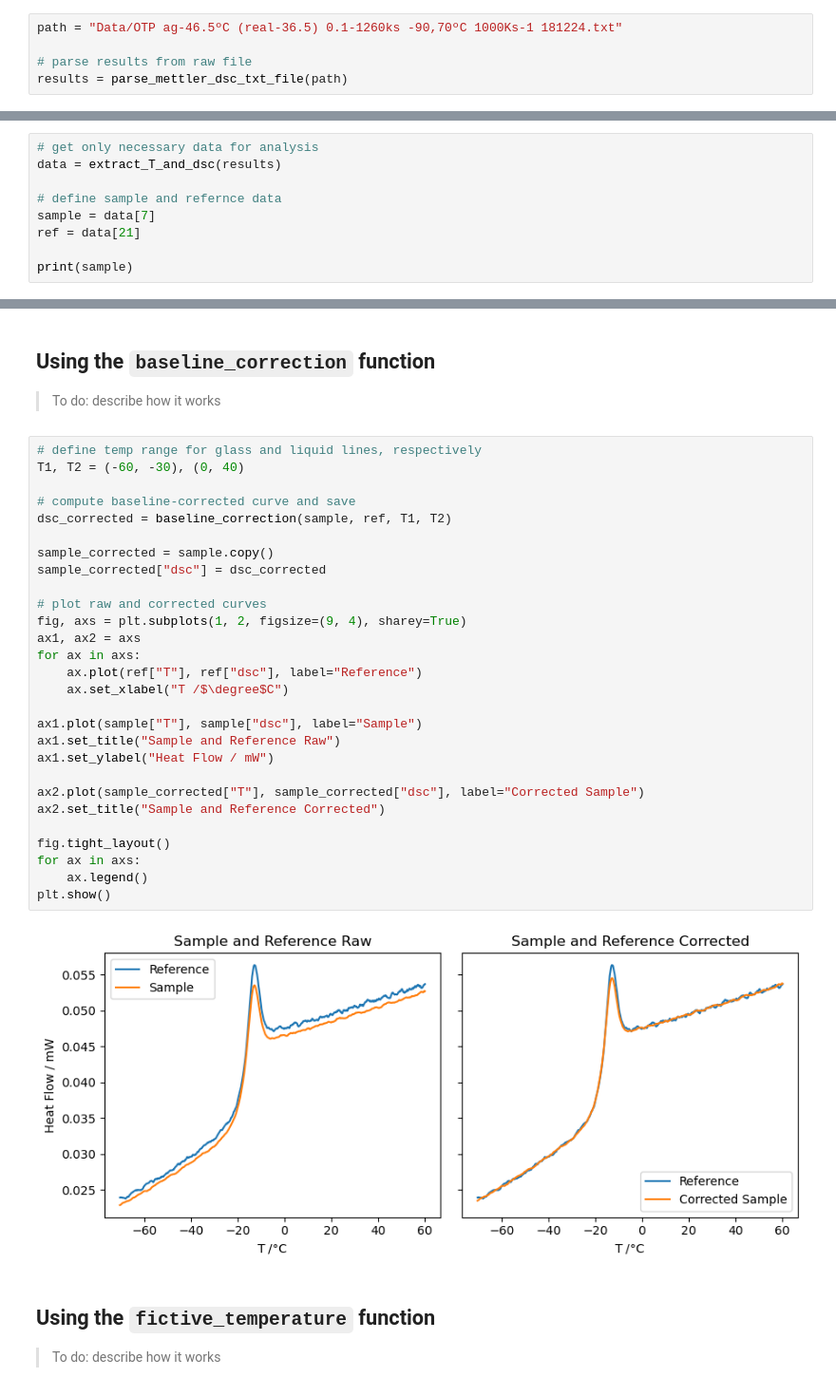
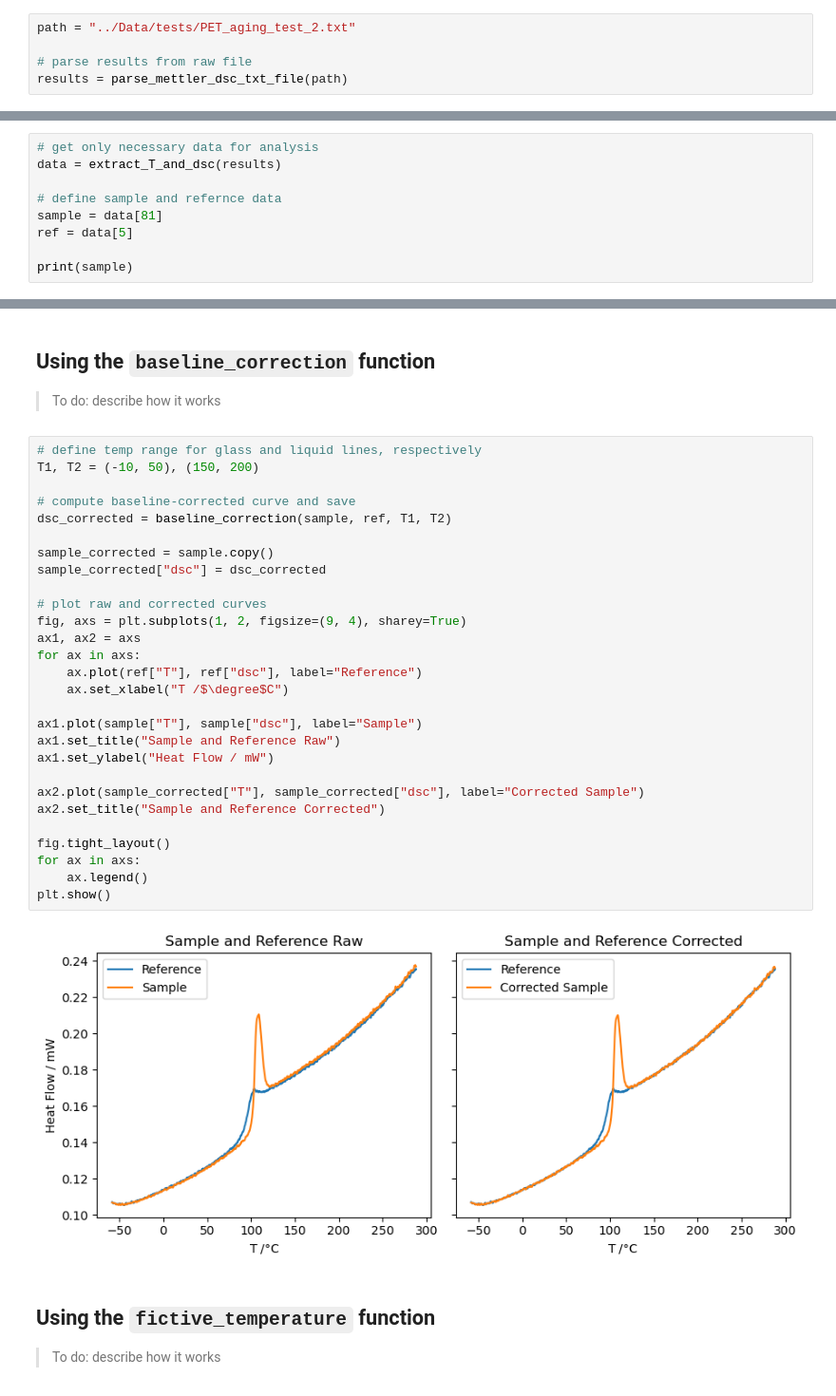
Before and after one commit to carlsoncalvin/FictiveTemperatureAnalysis, a Jupyter notebook: notebooks/Tf_functions_example.ipynb, the cells around one changed output, grey strips where cells are left out. Shown at 95% size. Cells and saved outputs as stored; diff of their text form.

```diff
--- a/notebooks/Tf_functions_example.ipynb
+++ b/notebooks/Tf_functions_example.ipynb
@@ -14,5 +21,5 @@ from fictive_temp_functions import baseline_correction, fictive_temperature
 # %%
-path = "Data/OTP ag-46.5ºC (real-36.5) 0.1-1260ks -90,70ºC 1000Ks-1 181224.txt"
+path = "../Data/tests/PET_aging_test_2.txt"
 
 # parse results from raw file
 results = parse_mettler_dsc_txt_file(path)
@@ -25,8 +32,8 @@ The `baseline_correction` and `fictive_temperature` functions expect individual
 data = extract_T_and_dsc(results)
 
 # define sample and refernce data
-sample = data[7]
-ref = data[21]
+sample = data[81]
+ref = data[5]
 
 print(sample)
 # %% [output]
@@ -39,34 +46,34 @@ print(sample)
 > To do: describe how it works
 # %%
 # define temp range for glass and liquid lines, respectively
-T1, T2 = (-60, -30), (0, 40)
+T1, T2 = (-10, 50), (150, 200)
 
 # compute baseline-corrected curve and save
 dsc_corrected = baseline_correction(sample, ref, T1, T2)
 
 sample_corrected = sample.copy()
 sample_corrected["dsc"] = dsc_corrected
 
 # plot raw and corrected curves
 fig, axs = plt.subplots(1, 2, figsize=(9, 4), sharey=True)
 ax1, ax2 = axs
 for ax in axs:
     ax.plot(ref["T"], ref["dsc"], label="Reference")
     ax.set_xlabel("T /$\degree$C")
 
 ax1.plot(sample["T"], sample["dsc"], label="Sample")
 ax1.set_title("Sample and Reference Raw")
 ax1.set_ylabel("Heat Flow / mW")
 
 ax2.plot(sample_corrected["T"], sample_corrected["dsc"], label="Corrected Sample")
 ax2.set_title("Sample and Reference Corrected")
 
 fig.tight_layout()
 for ax in axs:
     ax.legend()
 plt.show()
 # %% [output]
-[figure, old version]
+[figure, new version]
 # %% [markdown]
 ## Using the `fictive_temperature` function
 
```
Also changed, not shown: parts of 9 cells of this notebook, 2 other files.
